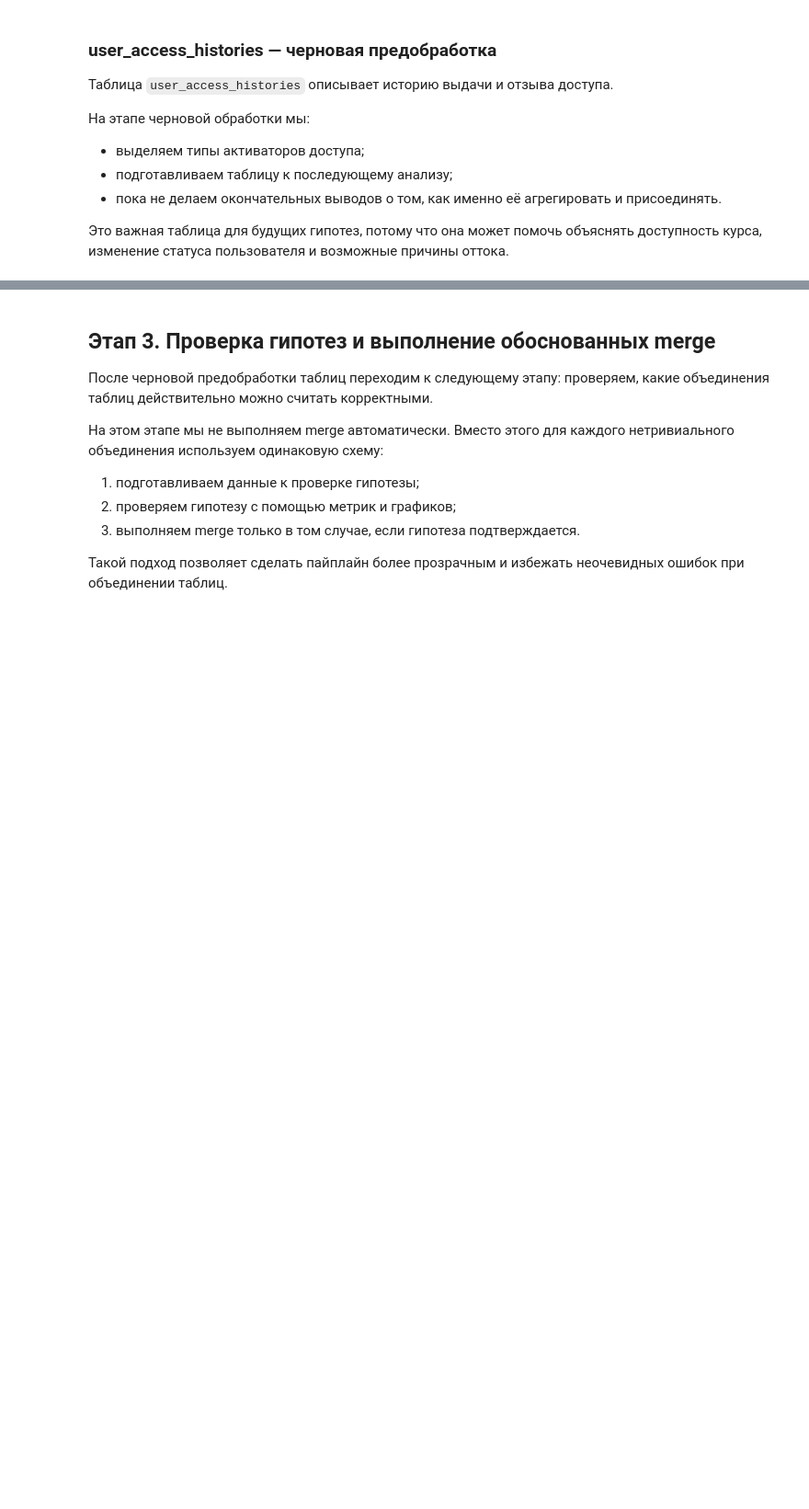
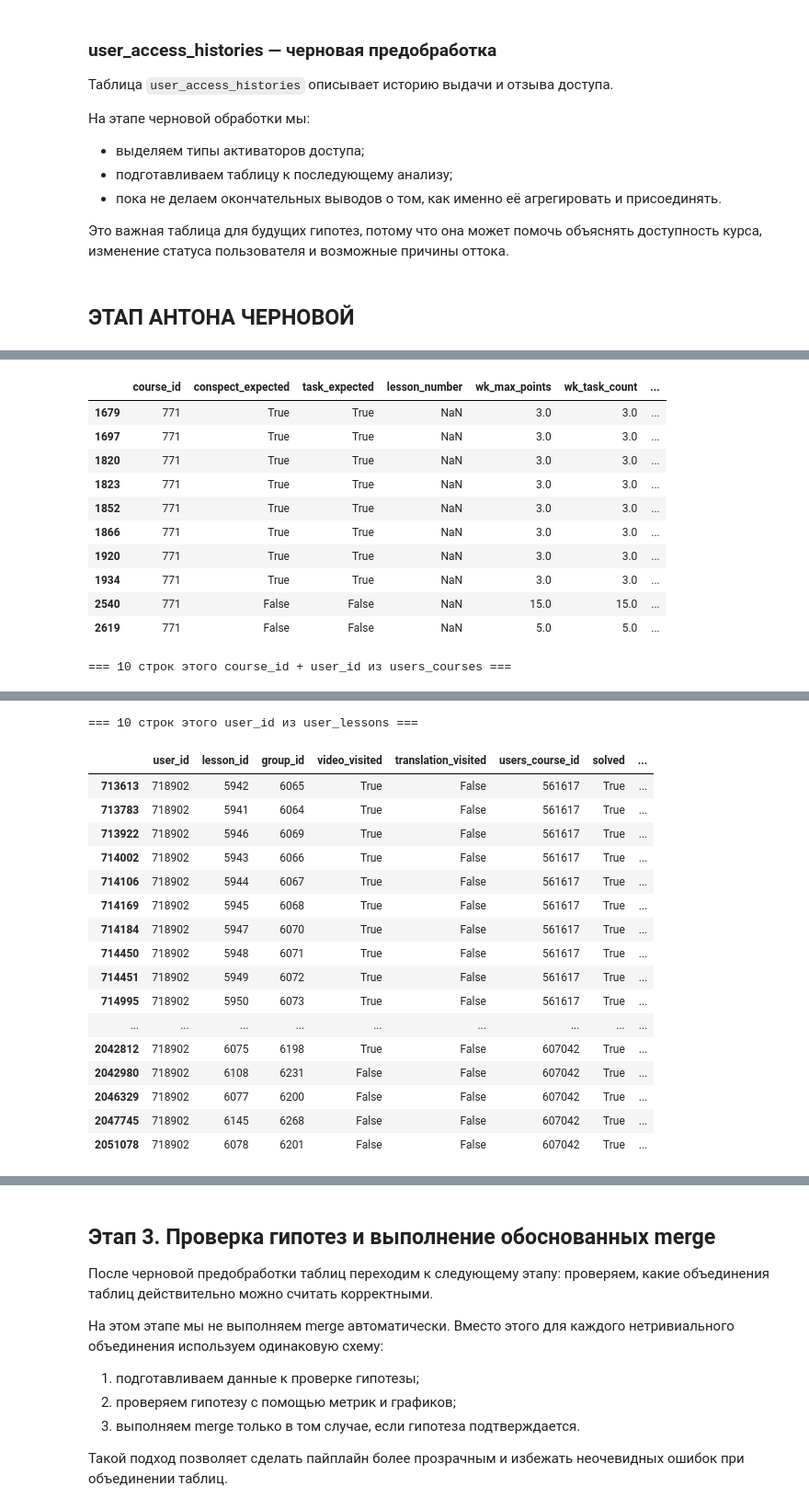
Before and after one commit to AntonDudDm/Xakaton, a Jupyter notebook: notebooks/EDA.ipynb, the cells around one changed output, grey strips where cells are left out. Shown at 92% size. Cells and saved outputs as stored; diff of their text form; code cells hidden in the pictures; blank space fills up the shorter version.

```diff
--- a/notebooks/EDA.ipynb
+++ b/notebooks/EDA.ipynb
@@ -555,3 +555,53 @@ dfs['user_access_histories']['is_change_duration_access'] = dfs['user_access_his
 dfs['user_access_histories']['is_month_premium_access'] = dfs['user_access_histories']['activator_class'].eq('Courses::AccessActivators::MonthPremiumAccessActivator')
 
 dfs['user_access_histories'] = dfs['user_access_histories'].drop(columns=['activator_class'])
+# %% [markdown]
+## ЭТАП АНТОНА ЧЕРНОВОЙ
+# %%
+# ============================================================
+# Диагностический просмотр одного реального course_id и user_id
+# ============================================================
+
+# Берем course_id, который точно есть в lessons и users_courses
+target_course_id = (
+    dfs["users_courses"]["course_id"]
+    .dropna()
+    .loc[lambda s: s.isin(dfs["lessons"]["course_id"])]
+    .iloc[0]
+)
+
+# Берем user_id, который проходит этот курс
+target_user_id = (
+    dfs["users_courses"]
+    .loc[dfs["users_courses"]["course_id"] == target_course_id, "user_id"]
+    .dropna()
+    .iloc[0]
+)
+
+print("target_course_id =", target_course_id)
+print("target_user_id   =", target_user_id)
+
+print("\n=== 10 строк этого курса из lessons ===")
+display(
+    dfs["lessons"]
+    .loc[dfs["lessons"]["course_id"] == target_course_id]
+    .head(10)
+)
+
+print("\n=== 10 строк этого course_id + user_id из users_courses ===")
+display(
+    dfs["users_courses"]
+    .loc[
+        (dfs["users_courses"]["course_id"] == target_course_id) &
+        (dfs["users_courses"]["user_id"] == target_user_id)
+    ]
+    .head(10)
+)
+
+print("\n=== 10 строк этого user_id из user_lessons ===")
+display(
+    dfs["user_lessons"]
+    .loc[dfs["user_lessons"]["user_id"] == target_user_id]
+    .head(50)
+)
+# %% [output]
@@ -557,0 +612,12 @@ dfs['user_access_histories'] = dfs['user_access_histories'].drop(columns=['activ
+|  | course_id | conspect_expected | task_expected | lesson_number | wk_max_points | wk_task_count | ... |
+| 1679 | 771 | True | True | NaN | 3.0 | 3.0 | ... |
+| 1697 | 771 | True | True | NaN | 3.0 | 3.0 | ... |
+| 1820 | 771 | True | True | NaN | 3.0 | 3.0 | ... |
+| 1823 | 771 | True | True | NaN | 3.0 | 3.0 | ... |
+| 1852 | 771 | True | True | NaN | 3.0 | 3.0 | ... |
+| 1866 | 771 | True | True | NaN | 3.0 | 3.0 | ... |
+| 1920 | 771 | True | True | NaN | 3.0 | 3.0 | ... |
+| 1934 | 771 | True | True | NaN | 3.0 | 3.0 | ... |
+| 2540 | 771 | False | False | NaN | 15.0 | 15.0 | ... |
+| 2619 | 771 | False | False | NaN | 5.0 | 5.0 | ... |
+=== 10 строк этого course_id + user_id из users_courses ===
@@ -557,0 +626,18 @@ dfs['user_access_histories'] = dfs['user_access_histories'].drop(columns=['activ
+=== 10 строк этого user_id из user_lessons ===
+|  | user_id | lesson_id | group_id | video_visited | translation_visited | users_course_id | solved | ... |
+| 713613 | 718902 | 5942 | 6065 | True | False | 561617 | True | ... |
+| 713783 | 718902 | 5941 | 6064 | True | False | 561617 | True | ... |
+| 713922 | 718902 | 5946 | 6069 | True | False | 561617 | True | ... |
+| 714002 | 718902 | 5943 | 6066 | True | False | 561617 | True | ... |
+| 714106 | 718902 | 5944 | 6067 | True | False | 561617 | True | ... |
+| 714169 | 718902 | 5945 | 6068 | True | False | 561617 | True | ... |
+| 714184 | 718902 | 5947 | 6070 | True | False | 561617 | True | ... |
+| 714450 | 718902 | 5948 | 6071 | True | False | 561617 | True | ... |
+| 714451 | 718902 | 5949 | 6072 | True | False | 561617 | True | ... |
+| 714995 | 718902 | 5950 | 6073 | True | False | 561617 | True | ... |
+| ... | ... | ... | ... | ... | ... | ... | ... | ... |
+| 2042812 | 718902 | 6075 | 6198 | True | False | 607042 | True | ... |
+| 2042980 | 718902 | 6108 | 6231 | False | False | 607042 | True | ... |
+| 2046329 | 718902 | 6077 | 6200 | False | False | 607042 | True | ... |
+| 2047745 | 718902 | 6145 | 6268 | False | False | 607042 | True | ... |
+| 2051078 | 718902 | 6078 | 6201 | False | False | 607042 | True | ... |
```
Also changed, not shown: parts of 8 cells of this notebook, 1 other file.
